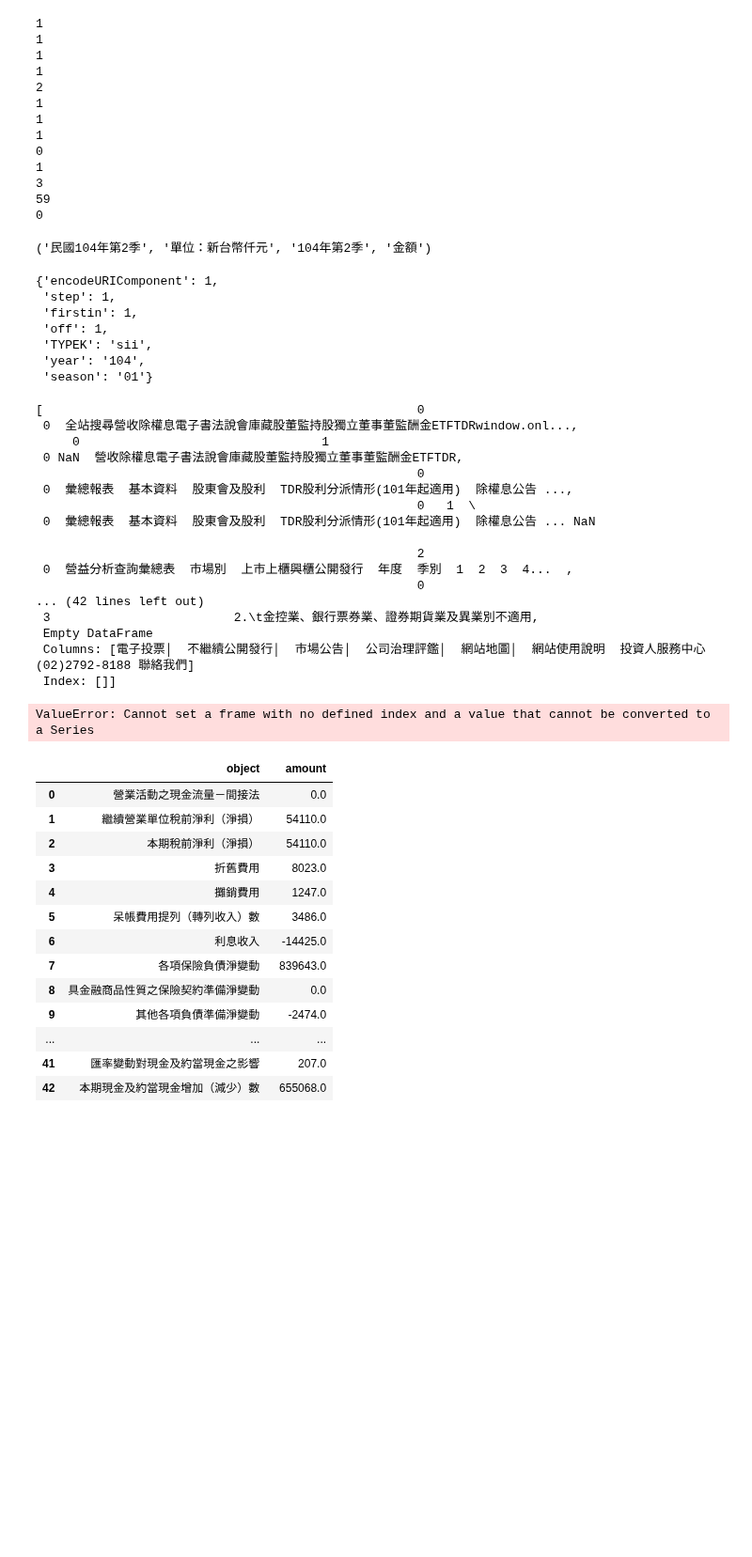
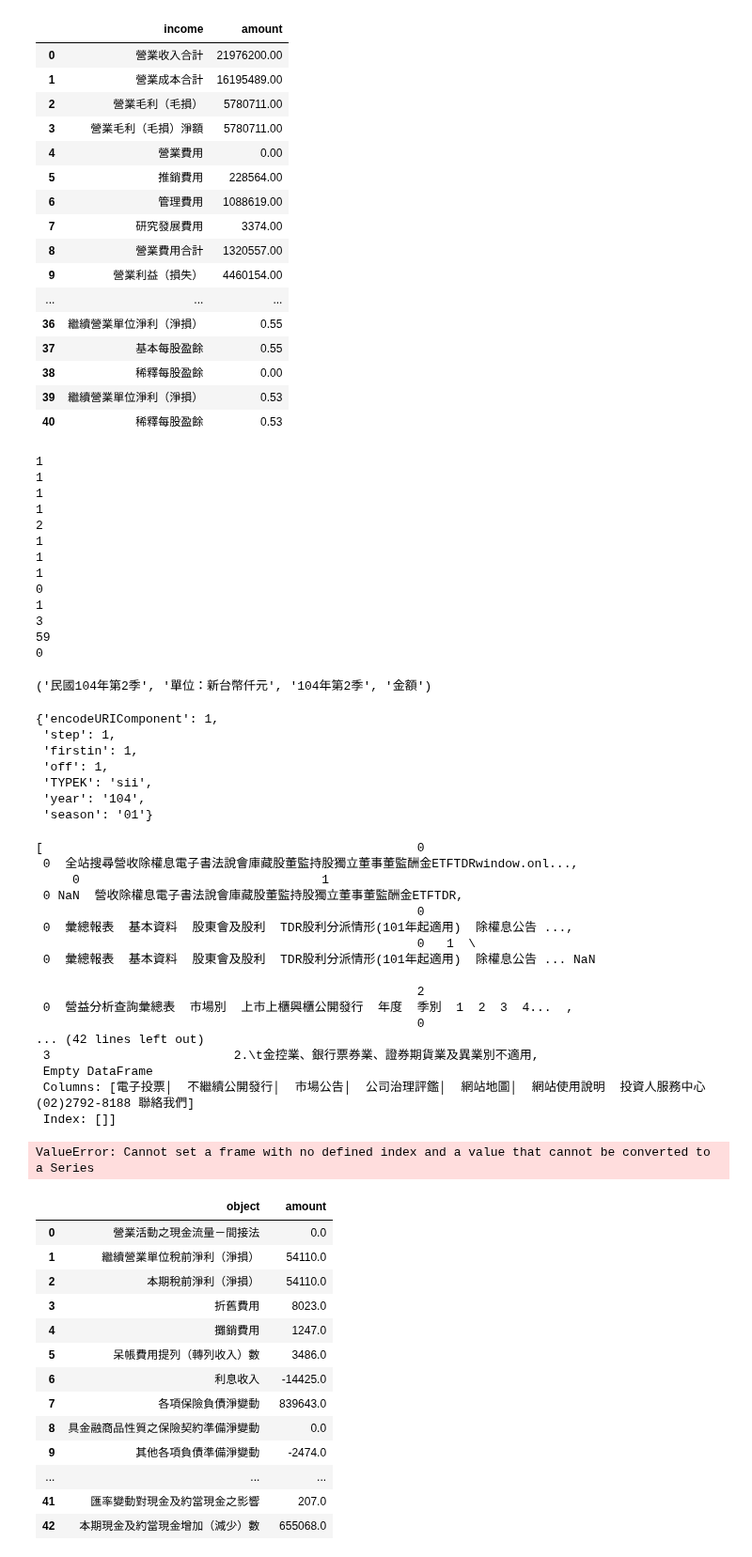
Before and after one commit to kakusikun/stocker, a Jupyter notebook: experiments/test.ipynb, the cells around one changed output. Shown at 94% size. Saved outputs shown, nothing was run; the diff lists cells and outputs as text; code cells hidden in the pictures; blank space fills up the shorter version.

```diff
--- a/experiments/test.ipynb
+++ b/experiments/test.ipynb
@@ -17,5 +100,5 @@ import sys
 sys.path.insert(0, r'C:\Users\oo245\Documents\stocker')
 from financial_statement import FS
 # %%
-fs = FS(fs_type='asset', co_id='4414', latest=False, year=104, season=3, market='sii')
+fs = FS(fs_type='income', co_id='1101', latest=False, year=109, season=1, market='sii')
 # %%
@@ -23,3 +108,23 @@ fs.get()
+# %%
+fs.df
+# %% [output]
+|  | income | amount |
+| 0 | 營業收入合計 | 21976200.00 |
+| 1 | 營業成本合計 | 16195489.00 |
+| 2 | 營業毛利（毛損） | 5780711.00 |
+| 3 | 營業毛利（毛損）淨額 | 5780711.00 |
+| 4 | 營業費用 | 0.00 |
+| 5 | 推銷費用 | 228564.00 |
+| 6 | 管理費用 | 1088619.00 |
+| 7 | 研究發展費用 | 3374.00 |
+| 8 | 營業費用合計 | 1320557.00 |
+| 9 | 營業利益（損失） | 4460154.00 |
+| ... | ... | ... |
+| 36 | 繼續營業單位淨利（淨損） | 0.55 |
+| 37 | 基本每股盈餘 | 0.55 |
+| 38 | 稀釋每股盈餘 | 0.00 |
+| 39 | 繼續營業單位淨利（淨損） | 0.53 |
+| 40 | 稀釋每股盈餘 | 0.53 |
 # %%
 for df in fs.df:
     print(len(df))
```
Also changed, not shown: parts of 8 cells of this notebook, 2 other files.
